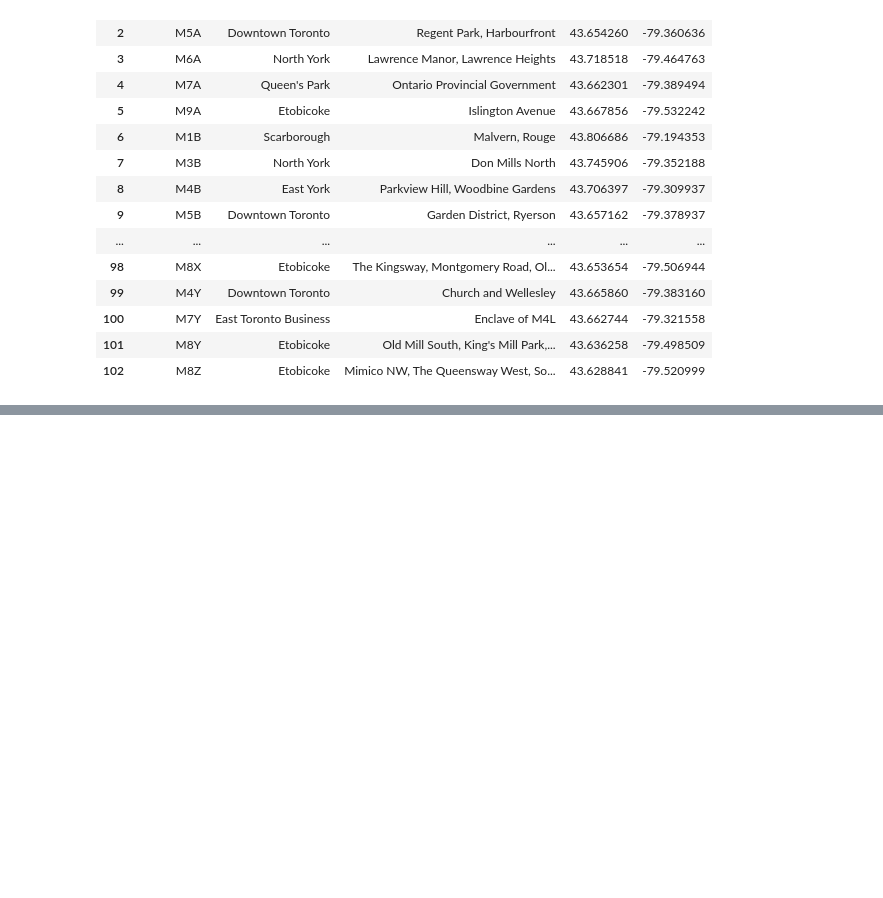
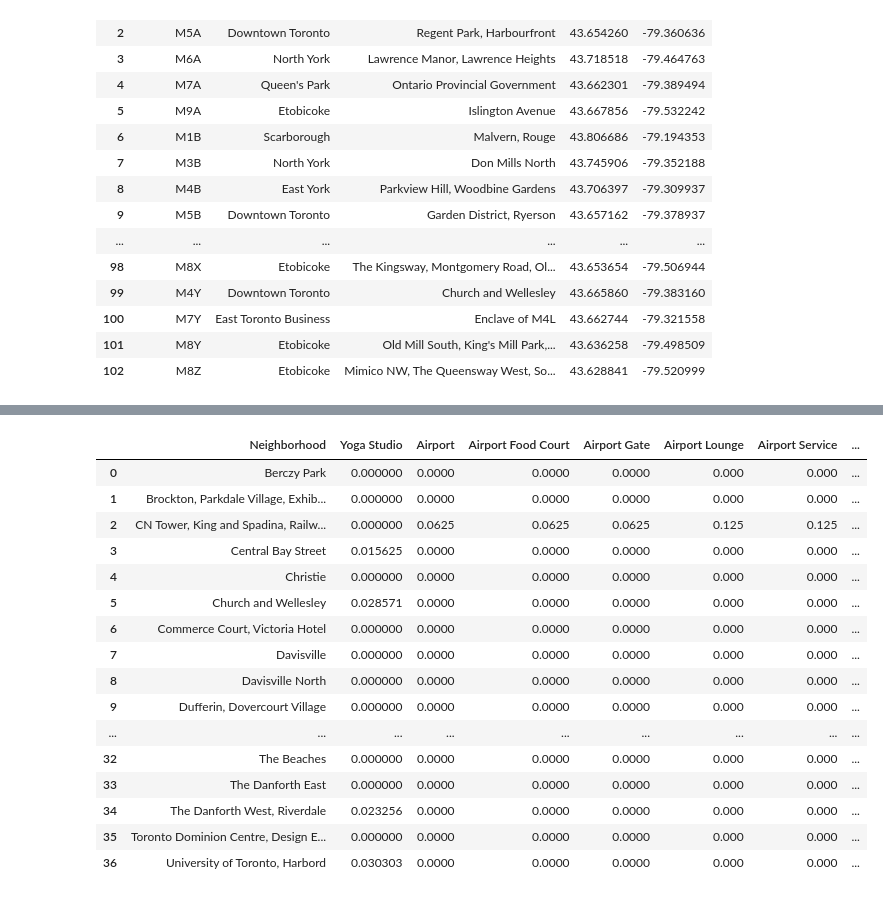
Before and after one commit to Alfchristo/Coursera_Segmenting_Toronto, a Jupyter notebook: Segmenting and Clustering Neighborhoods in Toronto.ipynb, the cells around one changed output, grey strips where cells are left out. Cells and saved outputs as stored; diff of their text form; code cells hidden in the pictures; blank space fills up the shorter version.

Commit message:
Published from Watson Studio.

```diff
--- a/Segmenting and Clustering Neighborhoods in Toronto.ipynb
+++ b/Segmenting and Clustering Neighborhoods in Toronto.ipynb
@@ -126,3 +119,29 @@ df
 | 100 | M7Y | East Toronto Business | Enclave of M4L | 43.662744 | -79.321558 |
 | 101 | M8Y | Etobicoke | Old Mill South, King's Mill Park,... | 43.636258 | -79.498509 |
 | 102 | M8Z | Etobicoke | Mimico NW, The Queensway West, So... | 43.628841 | -79.520999 |
+# %%
+address = 'Toronto, Ontario'
+
+geolocator = Nominatim(user_agent="to_explorer")
+location = geolocator.geocode(address)
+latitude = location.latitude
+longitude = location.longitude
+
+# create map of New York using latitude and longitude values
+map_toronto = folium.Map(location=[latitude, longitude], zoom_start=11)
+
+# add markers to map
+for lat, lng, borough, neighborhood in zip(df_toronto['Latitude'], df_toronto['Longitude'], df_toronto['Borough'], df_toronto['Neighborhood']):
+    label = '{}, {}'.format(neighborhood, borough)
+    label = folium.Popup(label, parse_html=True)
+    folium.CircleMarker(
+        [lat, lng],
+        radius=5,
+        popup=label,
+        color='blue',
+        fill=True,
+        fill_color='#3186cc',
+        fill_opacity=0.7,
+        parse_html=False).add_to(map_toronto)
+
+map_toronto
@@ -128,0 +156,5 @@ df
+# %%
+df_borough = df_toronto[df_toronto['Borough'].str.contains('Toronto')].reset_index(drop=True)
+df_borough = df_borough.drop([29,1])
+print('Summerhill East in Central Toronto was dropped because of NaN values further down the study')
+df_borough
@@ -128,0 +219,5 @@ df
+# %%
+borough_venues = getNearbyVenues(names=df_borough['Neighborhood'],
+                                   latitudes=df_borough['Latitude'],
+                                   longitudes=df_borough['Longitude']
+                                  )
@@ -128,0 +256,6 @@ df
+# %%
+borough_onehot = pd.get_dummies(borough_venues[['Venue Category']], prefix="", prefix_sep="")
+borough_onehot['Neighborhood'] = borough_venues['Neighborhood']
+fixed_columns = [borough_onehot.columns[-1]] + list(borough_onehot.columns[:-1])
+borough_onehot = borough_onehot[fixed_columns]
+borough_onehot.head()
@@ -128,0 +269,21 @@ df
+# %%
+borough_grouped = borough_onehot.groupby('Neighborhood').mean().reset_index()
+borough_grouped
+# %% [output]
+|  | Neighborhood | Yoga Studio | Airport | Airport Food Court | Airport Gate | Airport Lounge | Airport Service | ... |
+| 0 | Berczy Park | 0.000000 | 0.0000 | 0.0000 | 0.0000 | 0.000 | 0.000 | ... |
+| 1 | Brockton, Parkdale Village, Exhib... | 0.000000 | 0.0000 | 0.0000 | 0.0000 | 0.000 | 0.000 | ... |
+| 2 | CN Tower, King and Spadina, Railw... | 0.000000 | 0.0625 | 0.0625 | 0.0625 | 0.125 | 0.125 | ... |
+| 3 | Central Bay Street | 0.015625 | 0.0000 | 0.0000 | 0.0000 | 0.000 | 0.000 | ... |
+| 4 | Christie | 0.000000 | 0.0000 | 0.0000 | 0.0000 | 0.000 | 0.000 | ... |
+| 5 | Church and Wellesley | 0.028571 | 0.0000 | 0.0000 | 0.0000 | 0.000 | 0.000 | ... |
+| 6 | Commerce Court, Victoria Hotel | 0.000000 | 0.0000 | 0.0000 | 0.0000 | 0.000 | 0.000 | ... |
+| 7 | Davisville | 0.000000 | 0.0000 | 0.0000 | 0.0000 | 0.000 | 0.000 | ... |
+| 8 | Davisville North | 0.000000 | 0.0000 | 0.0000 | 0.0000 | 0.000 | 0.000 | ... |
+| 9 | Dufferin, Dovercourt Village | 0.000000 | 0.0000 | 0.0000 | 0.0000 | 0.000 | 0.000 | ... |
+| ... | ... | ... | ... | ... | ... | ... | ... | ... |
+| 32 | The Beaches | 0.000000 | 0.0000 | 0.0000 | 0.0000 | 0.000 | 0.000 | ... |
+| 33 | The Danforth East | 0.000000 | 0.0000 | 0.0000 | 0.0000 | 0.000 | 0.000 | ... |
+| 34 | The Danforth West, Riverdale | 0.023256 | 0.0000 | 0.0000 | 0.0000 | 0.000 | 0.000 | ... |
+| 35 | Toronto Dominion Centre, Design E... | 0.000000 | 0.0000 | 0.0000 | 0.0000 | 0.000 | 0.000 | ... |
+| 36 | University of Toronto, Harbord | 0.030303 | 0.0000 | 0.0000 | 0.0000 | 0.000 | 0.000 | ... |
```
Also changed, not shown: parts of 25 cells of this notebook.
